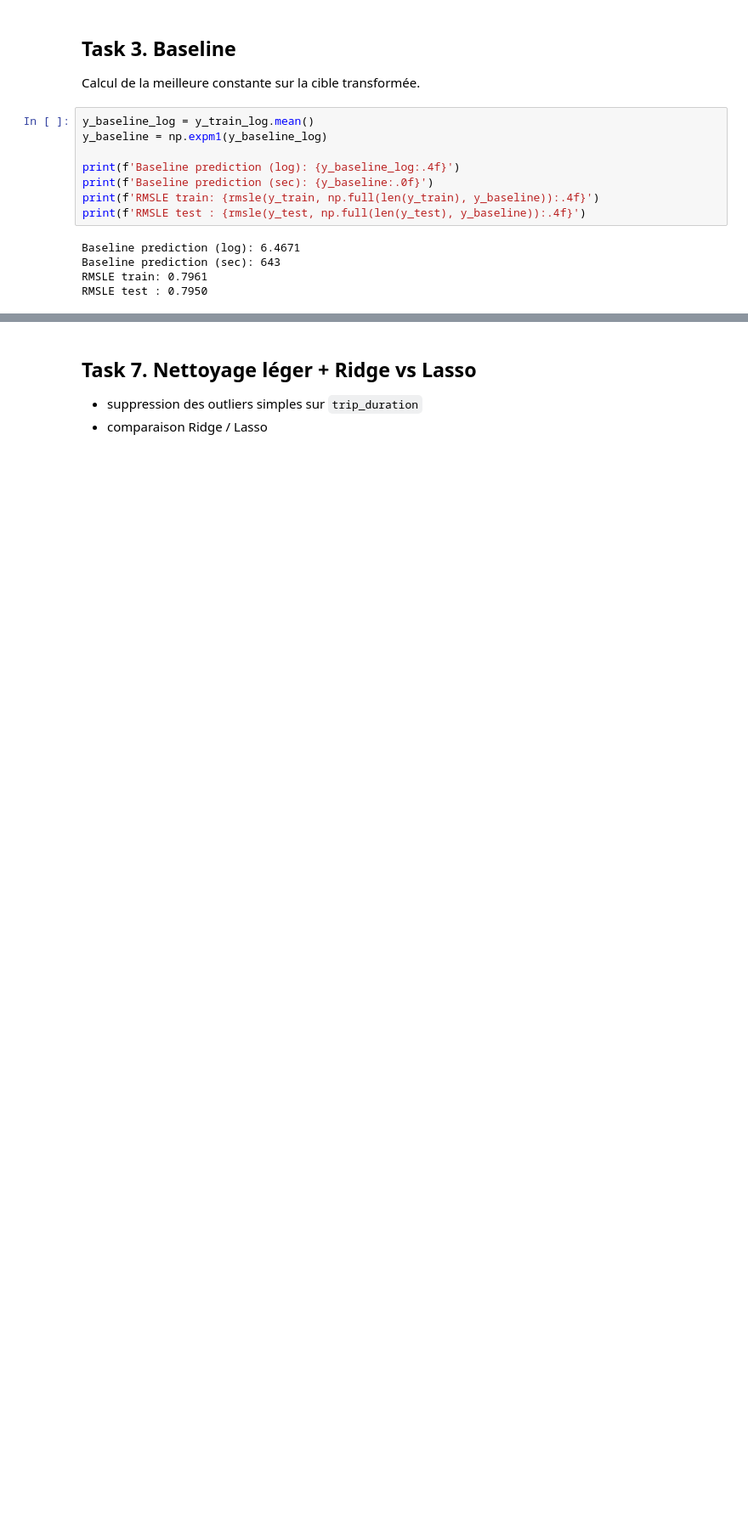
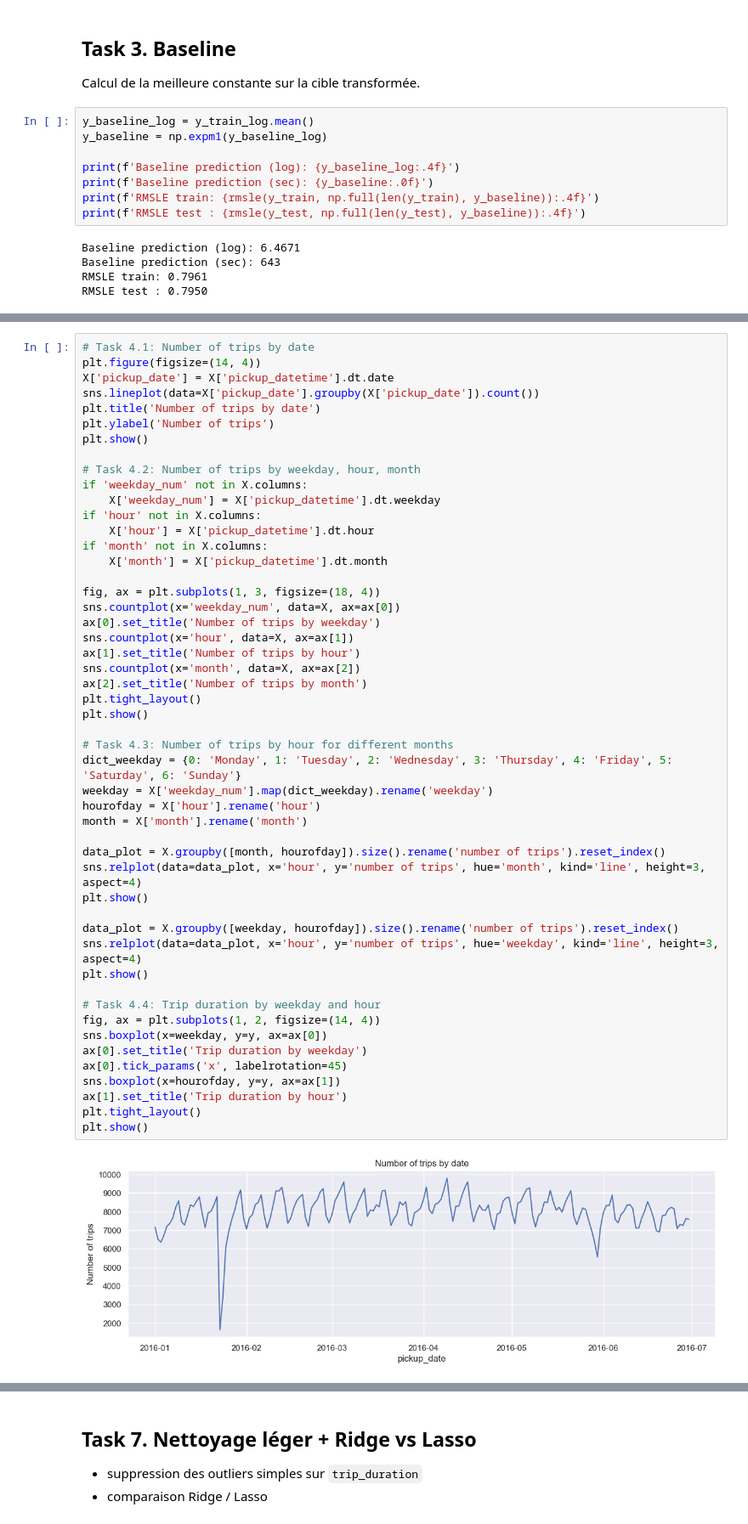
Before and after one commit to Fred20146/BIHAR-TAXI, a Jupyter notebook: notebooks/EDA.ipynb, the cells around one changed output, grey strips where cells are left out. Shown at 85% size. Drawn from its saved outputs; the diff is of its cells as text; blank space fills up the shorter version.

```diff
--- a/notebooks/EDA.ipynb
+++ b/notebooks/EDA.ipynb
@@ -202,0 +288,52 @@ On applique des features inspirées du Colab (`model.features.build_model_featur
+# %%
+# Task 4.1: Number of trips by date
+plt.figure(figsize=(14, 4))
+X['pickup_date'] = X['pickup_datetime'].dt.date
+sns.lineplot(data=X['pickup_date'].groupby(X['pickup_date']).count())
+plt.title('Number of trips by date')
+plt.ylabel('Number of trips')
+plt.show()
+
+# Task 4.2: Number of trips by weekday, hour, month
+if 'weekday_num' not in X.columns:
+    X['weekday_num'] = X['pickup_datetime'].dt.weekday
+if 'hour' not in X.columns:
+    X['hour'] = X['pickup_datetime'].dt.hour
+if 'month' not in X.columns:
+    X['month'] = X['pickup_datetime'].dt.month
+
+fig, ax = plt.subplots(1, 3, figsize=(18, 4))
+sns.countplot(x='weekday_num', data=X, ax=ax[0])
+ax[0].set_title('Number of trips by weekday')
+sns.countplot(x='hour', data=X, ax=ax[1])
+ax[1].set_title('Number of trips by hour')
+sns.countplot(x='month', data=X, ax=ax[2])
+ax[2].set_title('Number of trips by month')
+plt.tight_layout()
+plt.show()
+
+# Task 4.3: Number of trips by hour for different months
+dict_weekday = {0: 'Monday', 1: 'Tuesday', 2: 'Wednesday', 3: 'Thursday', 4: 'Friday', 5: 'Saturday', 6: 'Sunday'}
+weekday = X['weekday_num'].map(dict_weekday).rename('weekday')
+hourofday = X['hour'].rename('hour')
+month = X['month'].rename('month')
+
+data_plot = X.groupby([month, hourofday]).size().rename('number of trips').reset_index()
+sns.relplot(data=data_plot, x='hour', y='number of trips', hue='month', kind='line', height=3, aspect=4)
+plt.show()
+
+data_plot = X.groupby([weekday, hourofday]).size().rename('number of trips').reset_index()
+sns.relplot(data=data_plot, x='hour', y='number of trips', hue='weekday', kind='line', height=3, aspect=4)
+plt.show()
+
+# Task 4.4: Trip duration by weekday and hour
+fig, ax = plt.subplots(1, 2, figsize=(14, 4))
+sns.boxplot(x=weekday, y=y, ax=ax[0])
+ax[0].set_title('Trip duration by weekday')
+ax[0].tick_params('x', labelrotation=45)
+sns.boxplot(x=hourofday, y=y, ax=ax[1])
+ax[1].set_title('Trip duration by hour')
+plt.tight_layout()
+plt.show()
+# %% [output]
+[figure, added]
```
Also changed, not shown: parts of 15 cells of this notebook, 1 other file.
